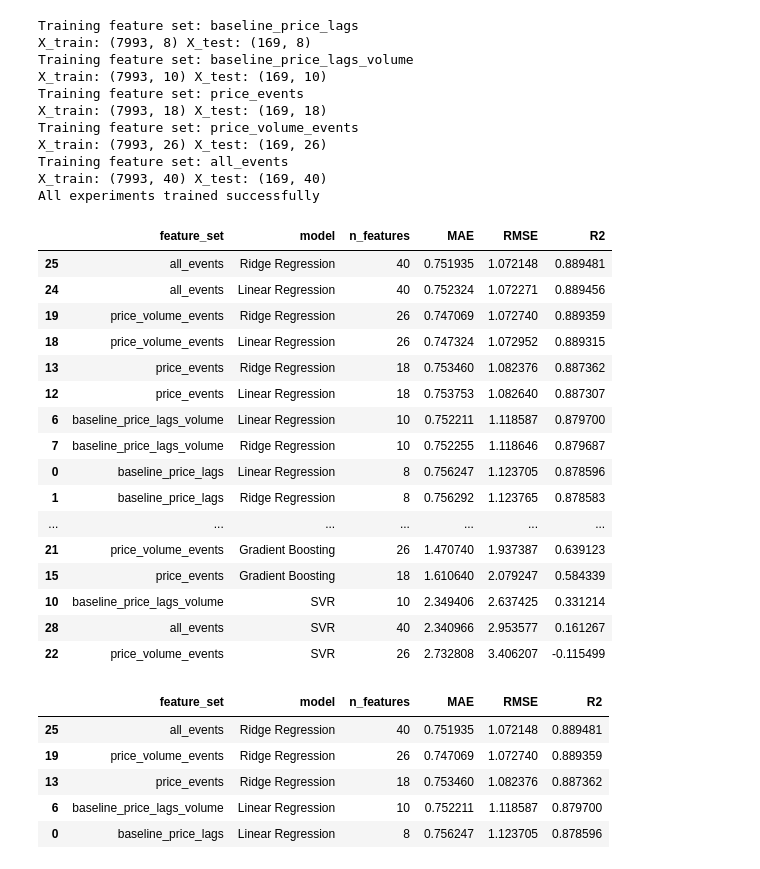
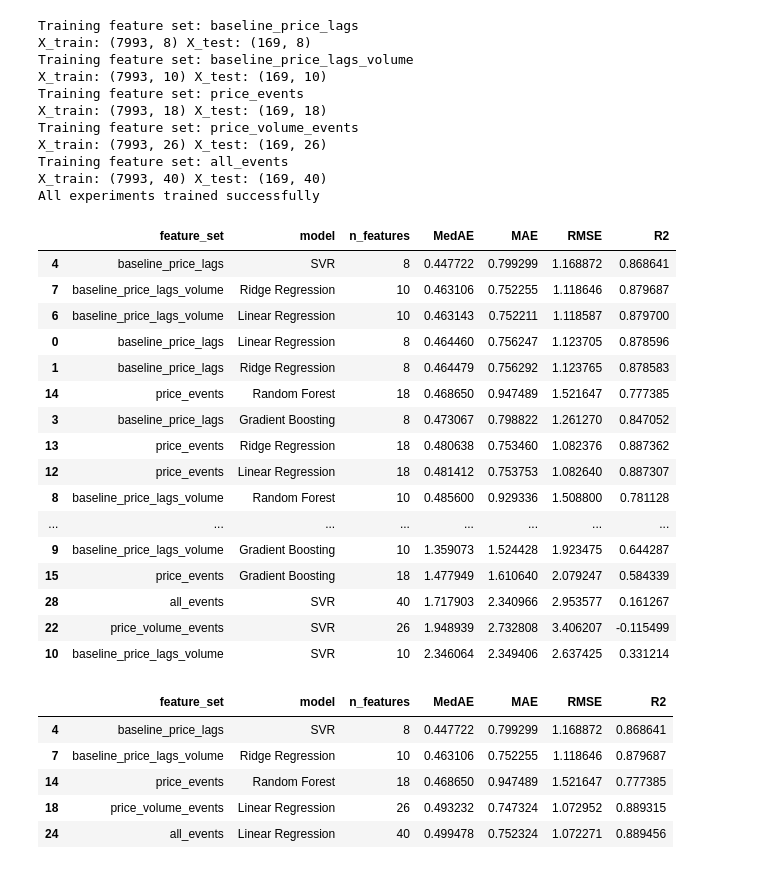
Before and after one commit to huugoox/tfg, a Jupyter notebook: notebooks/05_machine_learning-models.ipynb, the cells around one changed output. Cells and saved outputs as stored; diff of their text form; code cells hidden in the pictures.

```diff
--- a/notebooks/05_machine_learning-models.ipynb
+++ b/notebooks/05_machine_learning-models.ipynb
@@ -355,6 +360,7 @@ for feature_set_name, feature_cols in feature_sets.items():
 
         y_pred = model.predict(X_test)
 
+        medae = median_absolute_error(y_test, y_pred)
         mae = mean_absolute_error(y_test, y_pred)
         rmse = np.sqrt(mean_squared_error(y_test, y_pred))
         r2 = r2_score(y_test, y_pred)
@@ -363,6 +369,7 @@ for feature_set_name, feature_cols in feature_sets.items():
             "feature_set": feature_set_name,
             "model": model_name,
             "n_features": len(feature_cols),
+            "MedAE": medae,
             "MAE": mae,
             "RMSE": rmse,
             "R2": r2,
@@ -387,34 +394,34 @@ All experiments trained successfully
 # %%
 # ============================================================
 # 9. EXPERIMENT RESULTS COMPARISON
 # ============================================================
 
 experiment_df = pd.DataFrame(experiment_results)
 
 experiment_df = experiment_df.sort_values(
-    ["RMSE", "MAE"],
+    ["MedAE", "RMSE", "MAE"],
     ascending=True
 )
 
 experiment_df
 # %% [output]
-|  | feature_set | model | n_features | MAE | RMSE | R2 |
-| 25 | all_events | Ridge Regression | 40 | 0.751935 | 1.072148 | 0.889481 |
-| 24 | all_events | Linear Regression | 40 | 0.752324 | 1.072271 | 0.889456 |
-| 19 | price_volume_events | Ridge Regression | 26 | 0.747069 | 1.072740 | 0.889359 |
-| 18 | price_volume_events | Linear Regression | 26 | 0.747324 | 1.072952 | 0.889315 |
-| 13 | price_events | Ridge Regression | 18 | 0.753460 | 1.082376 | 0.887362 |
-| 12 | price_events | Linear Regression | 18 | 0.753753 | 1.082640 | 0.887307 |
-| 6 | baseline_price_lags_volume | Linear Regression | 10 | 0.752211 | 1.118587 | 0.879700 |
-| 7 | baseline_price_lags_volume | Ridge Regression | 10 | 0.752255 | 1.118646 | 0.879687 |
-| 0 | baseline_price_lags | Linear Regression | 8 | 0.756247 | 1.123705 | 0.878596 |
-| 1 | baseline_price_lags | Ridge Regression | 8 | 0.756292 | 1.123765 | 0.878583 |
-| ... | ... | ... | ... | ... | ... | ... |
-| 21 | price_volume_events | Gradient Boosting | 26 | 1.470740 | 1.937387 | 0.639123 |
-| 15 | price_events | Gradient Boosting | 18 | 1.610640 | 2.079247 | 0.584339 |
-| 10 | baseline_price_lags_volume | SVR | 10 | 2.349406 | 2.637425 | 0.331214 |
-| 28 | all_events | SVR | 40 | 2.340966 | 2.953577 | 0.161267 |
-| 22 | price_volume_events | SVR | 26 | 2.732808 | 3.406207 | -0.115499 |
+|  | feature_set | model | n_features | MedAE | MAE | RMSE | R2 |
+| 4 | baseline_price_lags | SVR | 8 | 0.447722 | 0.799299 | 1.168872 | 0.868641 |
+| 7 | baseline_price_lags_volume | Ridge Regression | 10 | 0.463106 | 0.752255 | 1.118646 | 0.879687 |
+| 6 | baseline_price_lags_volume | Linear Regression | 10 | 0.463143 | 0.752211 | 1.118587 | 0.879700 |
+| 0 | baseline_price_lags | Linear Regression | 8 | 0.464460 | 0.756247 | 1.123705 | 0.878596 |
+| 1 | baseline_price_lags | Ridge Regression | 8 | 0.464479 | 0.756292 | 1.123765 | 0.878583 |
+| 14 | price_events | Random Forest | 18 | 0.468650 | 0.947489 | 1.521647 | 0.777385 |
+| 3 | baseline_price_lags | Gradient Boosting | 8 | 0.473067 | 0.798822 | 1.261270 | 0.847052 |
+| 13 | price_events | Ridge Regression | 18 | 0.480638 | 0.753460 | 1.082376 | 0.887362 |
+| 12 | price_events | Linear Regression | 18 | 0.481412 | 0.753753 | 1.082640 | 0.887307 |
+| 8 | baseline_price_lags_volume | Random Forest | 10 | 0.485600 | 0.929336 | 1.508800 | 0.781128 |
+| ... | ... | ... | ... | ... | ... | ... | ... |
+| 9 | baseline_price_lags_volume | Gradient Boosting | 10 | 1.359073 | 1.524428 | 1.923475 | 0.644287 |
+| 15 | price_events | Gradient Boosting | 18 | 1.477949 | 1.610640 | 2.079247 | 0.584339 |
+| 28 | all_events | SVR | 40 | 1.717903 | 2.340966 | 2.953577 | 0.161267 |
+| 22 | price_volume_events | SVR | 26 | 1.948939 | 2.732808 | 3.406207 | -0.115499 |
+| 10 | baseline_price_lags_volume | SVR | 10 | 2.346064 | 2.349406 | 2.637425 | 0.331214 |
 # %%
 # ============================================================
 # 10. BEST MODEL PER FEATURE SET
@@ -422,17 +429,17 @@ experiment_df
 
 best_by_feature_set = (
     experiment_df
-    .sort_values(["feature_set", "RMSE"])
+    .sort_values(["feature_set", "MedAE", "MAE", "RMSE"])
     .groupby("feature_set")
     .head(1)
-    .sort_values("RMSE")
+    .sort_values(["MedAE", "MAE", "RMSE"])
 )
 
 best_by_feature_set
 # %% [output]
-|  | feature_set | model | n_features | MAE | RMSE | R2 |
-| 25 | all_events | Ridge Regression | 40 | 0.751935 | 1.072148 | 0.889481 |
-| 19 | price_volume_events | Ridge Regression | 26 | 0.747069 | 1.072740 | 0.889359 |
-| 13 | price_events | Ridge Regression | 18 | 0.753460 | 1.082376 | 0.887362 |
-| 6 | baseline_price_lags_volume | Linear Regression | 10 | 0.752211 | 1.118587 | 0.879700 |
-| 0 | baseline_price_lags | Linear Regression | 8 | 0.756247 | 1.123705 | 0.878596 |
+|  | feature_set | model | n_features | MedAE | MAE | RMSE | R2 |
+| 4 | baseline_price_lags | SVR | 8 | 0.447722 | 0.799299 | 1.168872 | 0.868641 |
+| 7 | baseline_price_lags_volume | Ridge Regression | 10 | 0.463106 | 0.752255 | 1.118646 | 0.879687 |
+| 14 | price_events | Random Forest | 18 | 0.468650 | 0.947489 | 1.521647 | 0.777385 |
+| 18 | price_volume_events | Linear Regression | 26 | 0.493232 | 0.747324 | 1.072952 | 0.889315 |
+| 24 | all_events | Linear Regression | 40 | 0.499478 | 0.752324 | 1.072271 | 0.889456 |
```
Also changed, not shown: parts of 5 cells of this notebook.
